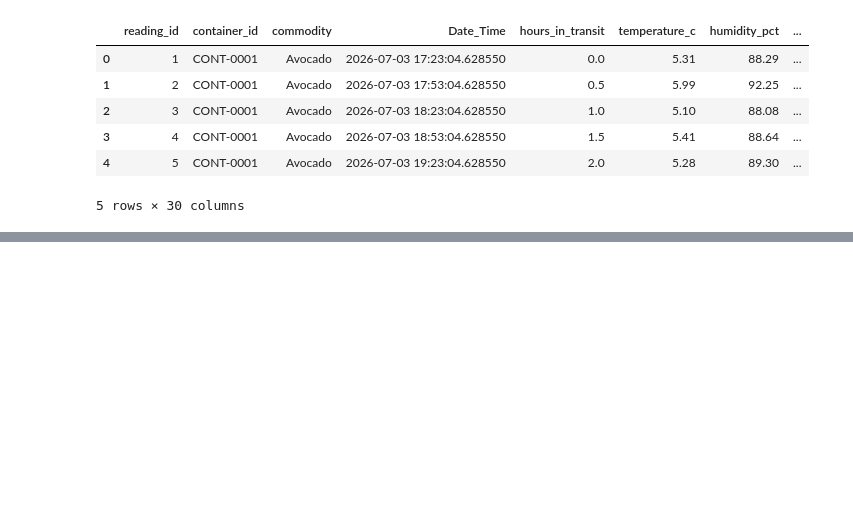
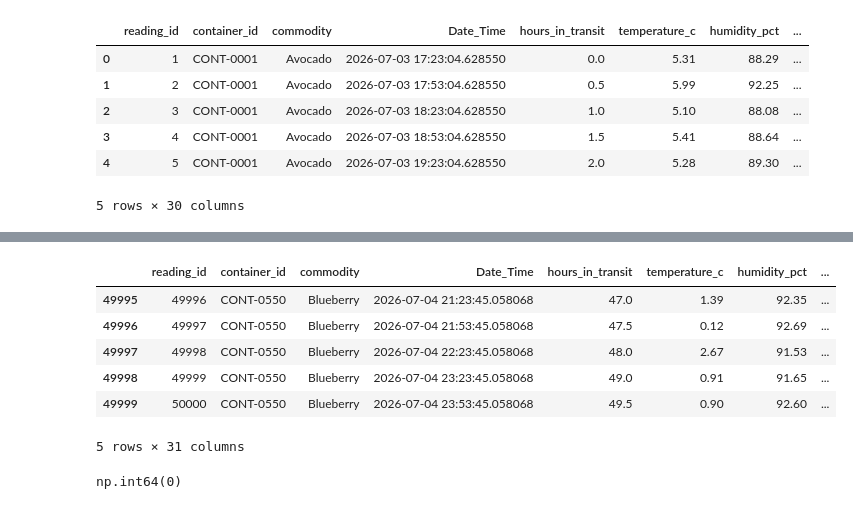
Before and after one commit to Mameeth-4015/AtmoSync-Micro--Climate-Analytics, a Jupyter notebook: Dataset Cleaning.ipynb, the cells around one changed output, grey strips where cells are left out. Cells and saved outputs as stored; diff of their text form; code cells hidden in the pictures; blank space fills up the shorter version.

```diff
--- a/Dataset Cleaning.ipynb
+++ b/Dataset Cleaning.ipynb
@@ -253,0 +302,2 @@ df.head()
+# %%
+df["cooling_unit_faulty"] = df["cooling_unit_faulty"].astype("bool")
@@ -253,0 +336,2 @@ df.head()
+# %%
+df = df.sort_values(['container_id', 'Date_Time']).reset_index(drop=True)
@@ -253,0 +348,2 @@ df.head()
+# %%
+df["origin_port"] = df["origin_port"].str.strip()
@@ -253,0 +382,3 @@ df.head()
+# %%
+df["data_quality_flag"] = "Normal Reading"
+df.loc[df["temp_deviation_c"] > 3, "data_quality_flag"] = "Significant Temperature Drift"
@@ -253,0 +395,14 @@ df.head()
+# %%
+df.tail()
+# %% [output]
+|  | reading_id | container_id | commodity | Date_Time | hours_in_transit | temperature_c | humidity_pct | ... |
+| 49995 | 49996 | CONT-0550 | Blueberry | 2026-07-04 21:23:45.058068 | 47.0 | 1.39 | 92.35 | ... |
+| 49996 | 49997 | CONT-0550 | Blueberry | 2026-07-04 21:53:45.058068 | 47.5 | 0.12 | 92.69 | ... |
+| 49997 | 49998 | CONT-0550 | Blueberry | 2026-07-04 22:23:45.058068 | 48.0 | 2.67 | 91.53 | ... |
+| 49998 | 49999 | CONT-0550 | Blueberry | 2026-07-04 23:23:45.058068 | 49.0 | 0.91 | 91.65 | ... |
+| 49999 | 50000 | CONT-0550 | Blueberry | 2026-07-04 23:53:45.058068 | 49.5 | 0.90 | 92.60 | ... |
+5 rows × 31 columns
+# %%
+(df["ideal_temp_min_c"] >= df["ideal_temp_max_c"]).sum()
+# %% [output]
+np.int64(0)
```
Also changed, not shown: parts of 17 cells of this notebook.
